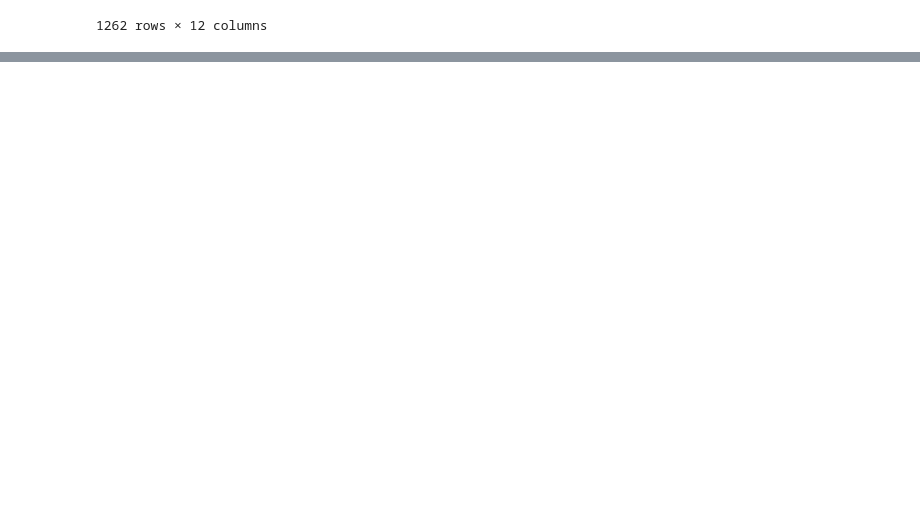
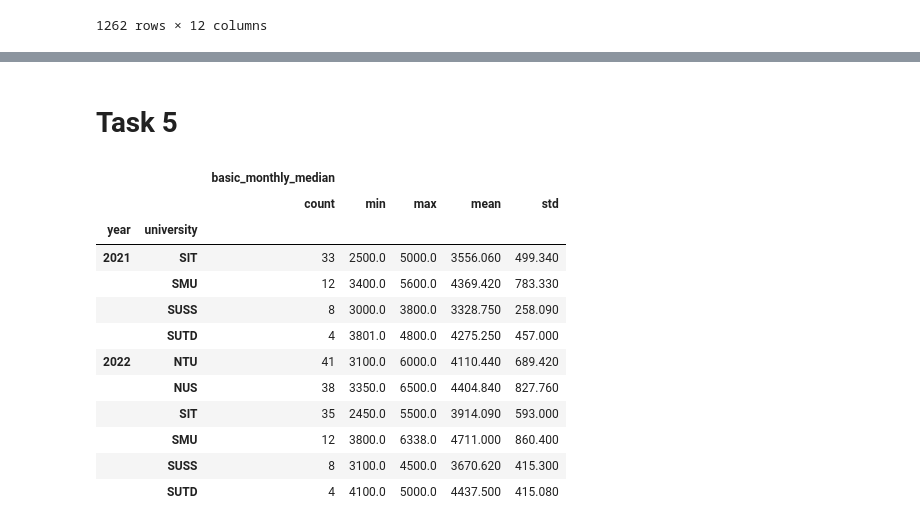
Before and after one commit to SPS-SP2273/learning-portfolio-2024-aug-gabriellemjyje, a Jupyter notebook: Application challenge.ipynb, the cells around one changed output, grey strips where cells are left out. Drawn from its saved outputs; the diff is of its cells as text; code cells hidden in the pictures; blank space fills up the shorter version.

```diff
--- a/Application challenge.ipynb
+++ b/Application challenge.ipynb
@@ -105,0 +146,25 @@ ValueError: Unable to parse string "na" at position 24
+# %% [markdown]
+# Task 5
+# %%
+df_years2122 = df_employment.loc[df_employment['year'].isin([2021,2022])] # Filtering 2021 & 2022
+df_21unis = df_years2122.loc[~((df_employment['year'] == 2021) & (df_employment['university'].isin(['NUS', 'NTU'])))] # Taking out NUS and NTU for 2021
+
+table = df_21unis.groupby(by=['year', 'university'])[['basic_monthly_median']].agg(['count', 'min', 'max', 'mean', 'std']).round(2) # Creating table
+
+table[('basic_monthly_median', 'std')] = table[('basic_monthly_median', 'std')].map('{:.3f}'.format) # 3dp
+table[('basic_monthly_median', 'mean')] = table[('basic_monthly_median', 'mean')].map('{:.3f}'.format)
+table
+# %% [output]
+|  |  | basic_monthly_median |  |  |  |  |
+|  |  | count | min | max | mean | std |
+| year | university |  |  |  |  |  |
+| 2021 | SIT | 33 | 2500.0 | 5000.0 | 3556.060 | 499.340 |
+|  | SMU | 12 | 3400.0 | 5600.0 | 4369.420 | 783.330 |
+|  | SUSS | 8 | 3000.0 | 3800.0 | 3328.750 | 258.090 |
+|  | SUTD | 4 | 3801.0 | 4800.0 | 4275.250 | 457.000 |
+| 2022 | NTU | 41 | 3100.0 | 6000.0 | 4110.440 | 689.420 |
+|  | NUS | 38 | 3350.0 | 6500.0 | 4404.840 | 827.760 |
+|  | SIT | 35 | 2450.0 | 5500.0 | 3914.090 | 593.000 |
+|  | SMU | 12 | 3800.0 | 6338.0 | 4711.000 | 860.400 |
+|  | SUSS | 8 | 3100.0 | 4500.0 | 3670.620 | 415.300 |
+|  | SUTD | 4 | 4100.0 | 5000.0 | 4437.500 | 415.080 |
```
Also changed, not shown: parts of 8 cells of this notebook.
